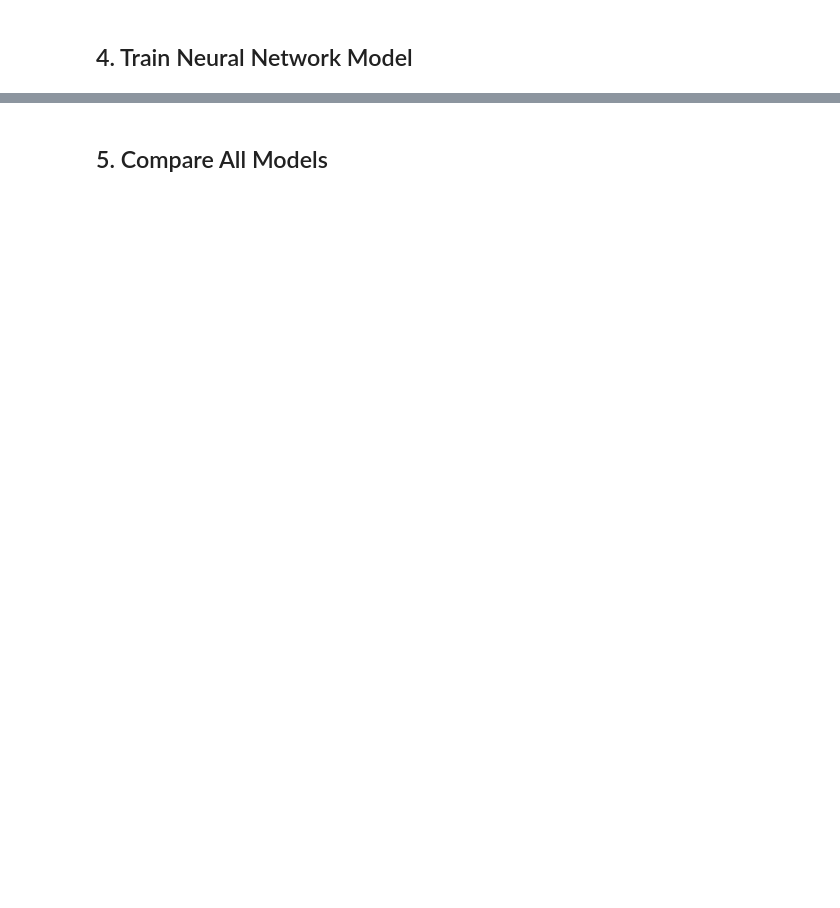
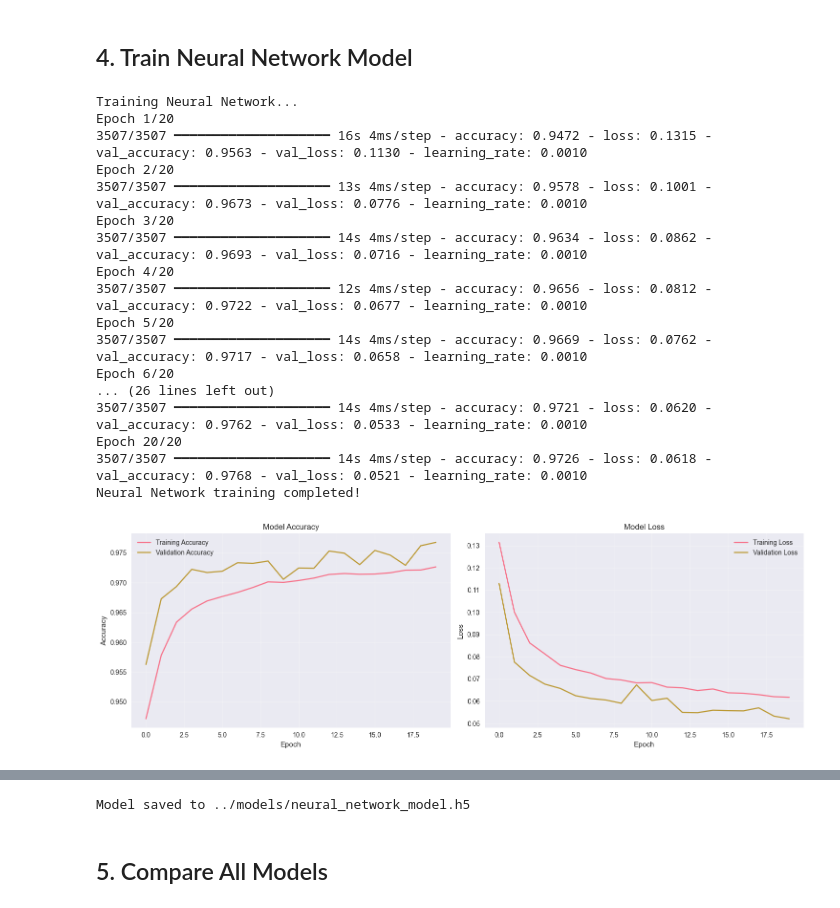
Before and after one commit to RanaRomdhane/intelligent-ids, a Jupyter notebook: notebooks/model_training.ipynb, the cells around one changed output, grey strips where cells are left out. Drawn from its saved outputs; the diff is of its cells as text; code cells hidden in the pictures; blank space fills up the shorter version.

```diff
--- a/notebooks/model_training.ipynb
+++ b/notebooks/model_training.ipynb
@@ -27,7 +63,7 @@ print("Libraries imported successfully!")
 preprocessor = DataPreprocessor()
 
 # Load data
-data_path = '../data/raw/sample_data.csv'  # Update with your dataset path
+data_path = '../data/raw/UNSW_NB15_training-set.csv'  # Update with your dataset path
 df = preprocessor.load_data(data_path)
 
 if df is None:
@@ -45,6 +81,17 @@ X_train, X_test, y_train, y_test = preprocessor.prepare_data(
     df_features, test_size=0.2, random_state=42
 )
 
+processed_dir = '../data/processed'
+os.makedirs(processed_dir, exist_ok=True)
+
+# Sauvegarder les données divisées
+X_train.to_csv(f'{processed_dir}/X_train.csv', index=False)
+X_test.to_csv(f'{processed_dir}/X_test.csv', index=False)
+y_train.to_csv(f'{processed_dir}/y_train.csv', index=False)
+y_test.to_csv(f'{processed_dir}/y_test.csv', index=False)
+
+print(f"Data saved to {processed_dir}/")
+
 print(f"Training set: {X_train.shape}")
 print(f"Test set: {X_test.shape}")
 print(f"Number of classes: {len(np.unique(y_train))}")
@@ -69,11 +166,35 @@ rf_model.save('../models/random_forest_model.pkl')
 # %%
 # Initialize and train SVM
 svm_model = SVMIDS(kernel='rbf', C=1.0, random_state=42)
-svm_model.train(X_train, y_train)
 
-# Evaluate
+# CORRECTION: Convertir en numpy arrays avant l'entraînement
+if isinstance(X_train, pd.DataFrame):
+    X_train_np = X_train.values
+else:
+    X_train_np = X_train
+
+if isinstance(y_train, (pd.Series, pd.DataFrame)):
+    y_train_np = y_train.values.ravel()
+else:
+    y_train_np = y_train
+
+# Maintenant entraîner
+svm_model.train(X_train_np, y_train_np)
+
+# Pour l'évaluation aussi
+if isinstance(X_test, pd.DataFrame):
+    X_test_np = X_test.values
+else:
+    X_test_np = X_test
+
+if isinstance(y_test, (pd.Series, pd.DataFrame)):
+    y_test_np = y_test.values.ravel()
+else:
+    y_test_np = y_test
+
+# Évaluer
 svm_metrics, svm_evaluator = evaluate_model(
-    svm_model, X_test, y_test,
+    svm_model, X_test_np, y_test_np,  # Utiliser les versions numpy
     model_name="SVM",
     class_names=preprocessor.label_encoder.classes_ if hasattr(preprocessor.label_encoder, 'classes_') else None
 )
@@ -85,30 +224,49 @@ svm_model.save('../models/svm_model.pkl')
 # %%
 # Split training data for validation
 from sklearn.model_selection import train_test_split
 X_train_nn, X_val_nn, y_train_nn, y_val_nn = train_test_split(
     X_train, y_train, test_size=0.2, random_state=42
 )
 
 # Initialize and train Neural Network
 nn_model = NeuralNetworkIDS(hidden_layers=[128, 64], dropout_rate=0.3)
 nn_model.train(
     X_train_nn, y_train_nn,
     X_val_nn, y_val_nn,
-    epochs=50,
+    epochs=20,
     batch_size=32
 )
 
 # Plot training history
 if nn_model.history:
     visualizer = IDSVisualizer()
     visualizer.plot_training_history(nn_model.history)
 
 # Evaluate
 nn_metrics, nn_evaluator = evaluate_model(
     nn_model, X_test, y_test,
     model_name="Neural Network",
     class_names=preprocessor.label_encoder.classes_ if hasattr(preprocessor.label_encoder, 'classes_') else None
 )
 
 # Save model
 nn_model.save('../models/neural_network_model.h5')
+# %% [output]
+Training Neural Network...
+Epoch 1/20
+3507/3507 ━━━━━━━━━━━━━━━━━━━━ 16s 4ms/step - accuracy: 0.9472 - loss: 0.1315 - val_accuracy: 0.9563 - val_loss: 0.1130 - learning_rate: 0.0010
+Epoch 2/20
+3507/3507 ━━━━━━━━━━━━━━━━━━━━ 13s 4ms/step - accuracy: 0.9578 - loss: 0.1001 - val_accuracy: 0.9673 - val_loss: 0.0776 - learning_rate: 0.0010
+Epoch 3/20
+3507/3507 ━━━━━━━━━━━━━━━━━━━━ 14s 4ms/step - accuracy: 0.9634 - loss: 0.0862 - val_accuracy: 0.9693 - val_loss: 0.0716 - learning_rate: 0.0010
+Epoch 4/20
+3507/3507 ━━━━━━━━━━━━━━━━━━━━ 12s 4ms/step - accuracy: 0.9656 - loss: 0.0812 - val_accuracy: 0.9722 - val_loss: 0.0677 - learning_rate: 0.0010
+Epoch 5/20
+3507/3507 ━━━━━━━━━━━━━━━━━━━━ 14s 4ms/step - accuracy: 0.9669 - loss: 0.0762 - val_accuracy: 0.9717 - val_loss: 0.0658 - learning_rate: 0.0010
+Epoch 6/20
+... (26 lines left out)
+3507/3507 ━━━━━━━━━━━━━━━━━━━━ 14s 4ms/step - accuracy: 0.9721 - loss: 0.0620 - val_accuracy: 0.9762 - val_loss: 0.0533 - learning_rate: 0.0010
+Epoch 20/20
+3507/3507 ━━━━━━━━━━━━━━━━━━━━ 14s 4ms/step - accuracy: 0.9726 - loss: 0.0618 - val_accuracy: 0.9768 - val_loss: 0.0521 - learning_rate: 0.0010
+Neural Network training completed!
+[figure, added]
@@ -115,3 +293,4 @@ nn_model.save('../models/neural_network_model.h5')
+Model saved to ../models/neural_network_model.h5
 # %% [markdown]
 ## 5. Compare All Models
 # %%
```
Also changed, not shown: parts of 7 cells of this notebook, 4 other files.
